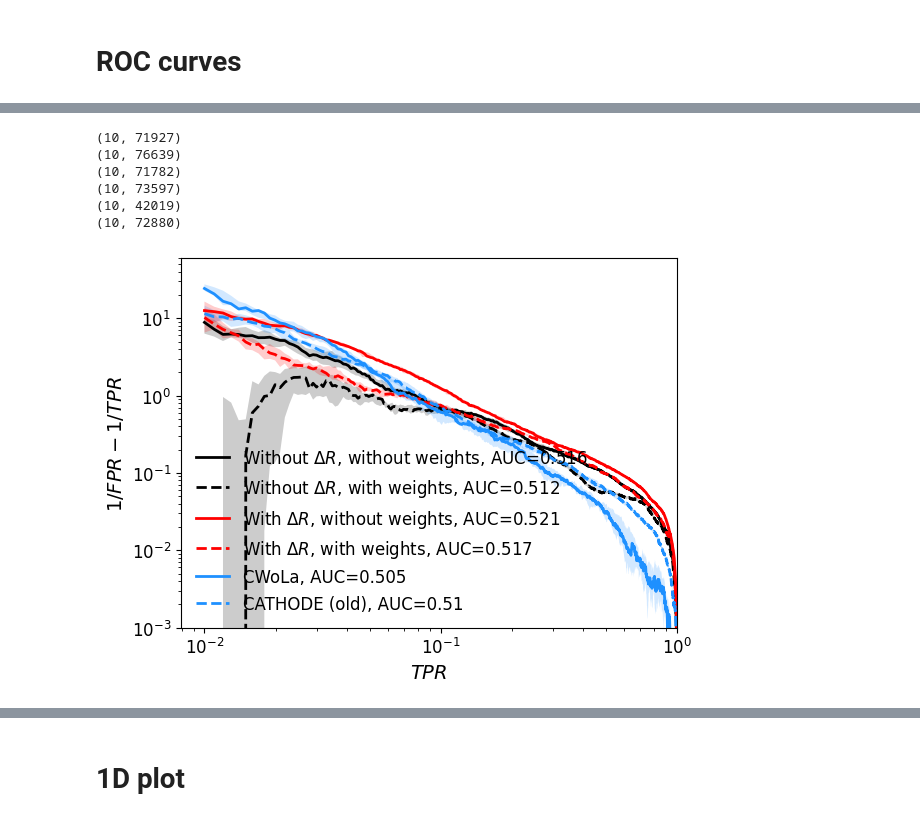
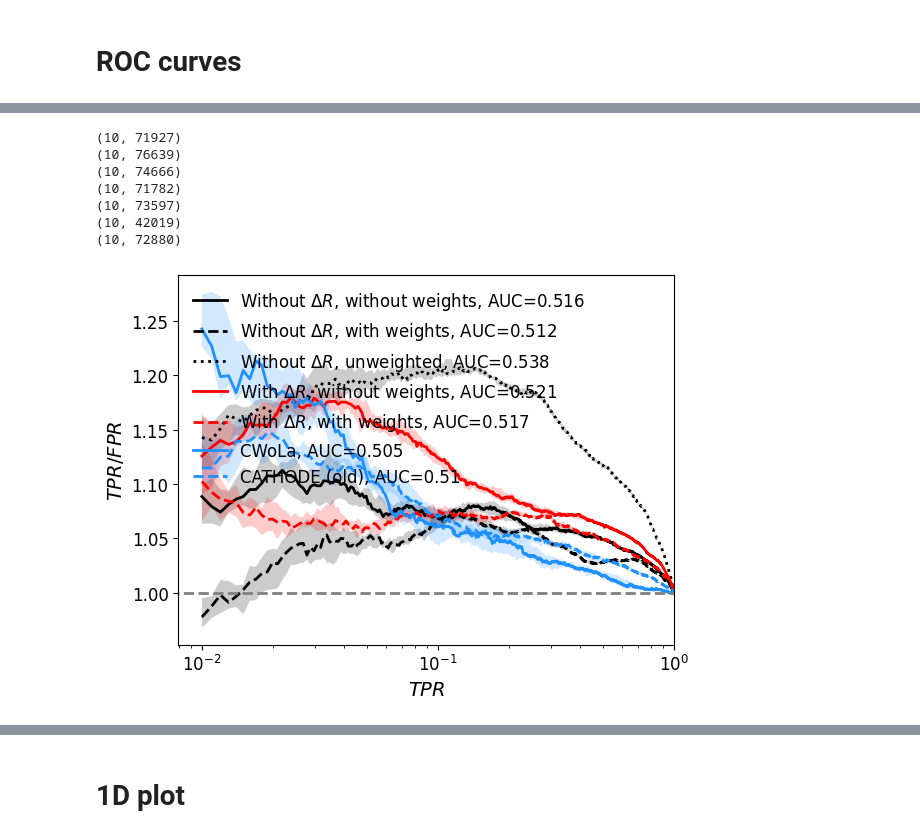
Before and after one commit to mariehein/bumphunt_paper, a Jupyter notebook: normal_cathode_run/plotting.ipynb, the cells around one changed output, grey strips where cells are left out. Cells and saved outputs as stored; diff of their text form; code cells hidden in the pictures.

```diff
--- a/normal_cathode_run/plotting.ipynb
+++ b/normal_cathode_run/plotting.ipynb
@@ -201,0 +204,9 @@ plot_end(name, set_xaxis=True)
+# %%
+plot_start()
+import_and_plot("roc_classifier_averaging", label=r"Old samples",color="black", folder="/hpcwork/zu992399/bumphunt_paper/DE/scan_without_2_15_256/window5/cathode/")
+import_and_plot("roc_classifier_averaging", label=r"New samples",color="red", folder="/hpcwork/zu992399/bumphunt_paper/DE/scan_without_2_15_256/window5/cathode_new/")
+#import_and_plot("roc_classifier_averaging", label=r"Old samples, we",color=col_bas, linestyle="dashed", folder="/hpcwork/zu992399/bumphunt_paper/DE/scan_without_2_15_256/window5/cathode_weights/")
+import_and_plot("roc_classifier_averaging", label=r"New samples, weighted",color="blue", folder="/hpcwork/zu992399/bumphunt_paper/DE/scan_without_2_15_256/window5/cathode_unweighted_Manuel/")
+import_and_plot("roc_classifier_averaging", label=r"New samples, weighted",color="blue", linestyle="dashed", folder="/hpcwork/zu992399/bumphunt_paper/DE/scan_without_2_15_256/window5/cathode_unweighted_mine/")
+name = "doctor_CATHODE_Manuel"
+plot_end(name, set_xaxis=True)
@@ -208,33 +225,39 @@ def plot_end_ROC(name, ylim = None, set_xaxis = None, title=None, doublelog=Fals
     if set_xaxis is None:
         set_xaxis = global_xaxis
 
-    plt.yscale("log")
+    #plt.yscale("log")
     if doublelog:
         plt.xscale("log")
 
     if set_xaxis:
         plt.xlim(0,1)#(-0.05,1.05)
-    plt.ylim(1e-3, ylim)
+        x = np.linspace(0,1, 1000)
+        plt.plot(x, np.ones(1000), linestyle="dashed", color="grey")
+    #plt.ylim(1e-3, ylim)
 
     if title is not None:
         ymin, ymax = plt.ylim()
         xmin, xmax = plt.xlim()
         a = 0.03
         plt.text(xmin + a * (xmax-xmin), ymin + (1-a) *(ymax-ymin) , title, size=plt.rcParams['axes.labelsize'], color='black', horizontalalignment='left', verticalalignment='top')
-    plt.ylabel(r"$1/FPR-1/TPR$")
+    plt.ylabel(r"$TPR/FPR$")
     plt.xlabel(r"$TPR$")
     plt.legend(ncol=ncol)
     plt.savefig("../plots/SICs/roc_"+name+".pdf")
     #print(plt.axis())
     plt.show()
 # %%
-def plot_fn_ROC(tpr,fpr,color,label, linestyle, background=False, alpha=0.2):
+def plot_fn_ROC(tpr,fpr,color,label, linestyle, background=False, alpha=0.2, norm=True):
 	tpr_mean, fpr_mean, fpr_min, fpr_max= mean_and_percentiles(tpr,fpr)
-	plt.plot(tpr_mean, fpr_mean-1/tpr_mean, color=color,label=label, linestyle=linestyle)
-	plt.fill_between(tpr_mean, fpr_min-1/tpr_mean, fpr_max-1/tpr_mean, alpha=alpha, facecolor=color)
+	if norm:
+		plt.plot(tpr_mean, fpr_mean*tpr_mean, color=color,label=label, linestyle=linestyle)
+		plt.fill_between(tpr_mean, fpr_min*tpr_mean, fpr_max*tpr_mean, alpha=alpha, facecolor=color)
+	else:
+		plt.plot(tpr_mean, fpr_mean, color=color,label=label, linestyle=linestyle)
+		plt.fill_between(tpr_mean, fpr_min, fpr_max, alpha=alpha, facecolor=color)
 	return
 
-def import_and_plot_ROC(path, label=None, color="grey", folder="rocs/", N_runs =10, start_runs =0, alpha=0.2, linestyle='solid', AUC=False):
+def import_and_plot_ROC(path, label=None, color="grey", folder="rocs/", N_runs =10, start_runs =0, alpha=0.2, norm=True, linestyle='solid', AUC=False):
 	#if label is None:
 	#	label=path
 	fpr=np.load(folder+"fpr_"+path+".npy")[start_runs:start_runs+N_runs]
@@ -246,5 +269,5 @@ def import_and_plot_ROC(path, label=None, color="grey", folder="rocs/", N_runs =
 			label = "AUC="+str(np.round(np.mean(auc),decimals=3))
 		else:
 			label+= ", AUC="+str(np.round(np.mean(auc),decimals=3))
-	plot_fn_ROC(tpr,fpr,color,label, linestyle, alpha=alpha)
+	plot_fn_ROC(tpr,fpr,color,label, linestyle, alpha=alpha, norm=norm)
 	return tpr,fpr
@@ -251,20 +291,22 @@ def import_and_plot_ROC(path, label=None, color="grey", folder="rocs/", N_runs =
 # %%
 plot_start()
 import_and_plot_ROC("roc_classifier_averaging", label=r"Without $\Delta R$, without weights",color=col_bas, folder="/hpcwork/zu992399/bumphunt_paper/DE/scan_norm_2_15_256/window5/test/", AUC=True)
 import_and_plot_ROC("roc_classifier_averaging", label=r"Without $\Delta R$, with weights",color=col_bas, linestyle="dashed", folder="/hpcwork/zu992399/bumphunt_paper/DE/scan_norm_2_15_256/window5/test_weights/", AUC=True)
+import_and_plot_ROC("roc_classifier_averaging", label=r"Without $\Delta R$, unweighted",color=col_bas, linestyle="dotted", folder="/hpcwork/zu992399/bumphunt_paper/DE/scan_norm_2_15_256/window5/test_unweighted/", AUC=True)
 import_and_plot_ROC("roc_classifier_averaging", label=r"With $\Delta R$, without weights",color=col_ex1, folder="/hpcwork/zu992399/bumphunt_paper/DE/scan_norm_DR_2_15_256/window5/test/", AUC=True)
 import_and_plot_ROC("roc_classifier_averaging",color=col_ex1, label =r"With $\Delta R$, with weights", linestyle="dashed", folder="/hpcwork/zu992399/bumphunt_paper/DE/scan_norm_DR_2_15_256/window5/test_weights/", AUC=True)
 
 
 import_and_plot_ROC("roc_classifier_averaging", label="CWoLa", AUC=True, color=col_ex3, folder="/home/zu992399/PhD/testing/results/sample_test_cwola_baseline_BDT/")
 import_and_plot_ROC("roc_classifier_averaging", label="CATHODE (old)", AUC=True, color=col_ex3, linestyle="dashed", folder="/hpcwork/zu992399/final_versions/full_data/cathode_sliding_without/window5/test/")
 name = "doctor_CATHODE"
 plot_end_ROC(name, set_xaxis=True, doublelog=True)
 # %% [output]
 (10, 71927)
 (10, 76639)
+(10, 74666)
 (10, 71782)
 (10, 73597)
 (10, 42019)
 (10, 72880)
-[figure, old version]
+[figure, new version]
```
Also changed, not shown: parts of 5 cells of this notebook, 9 other files.
